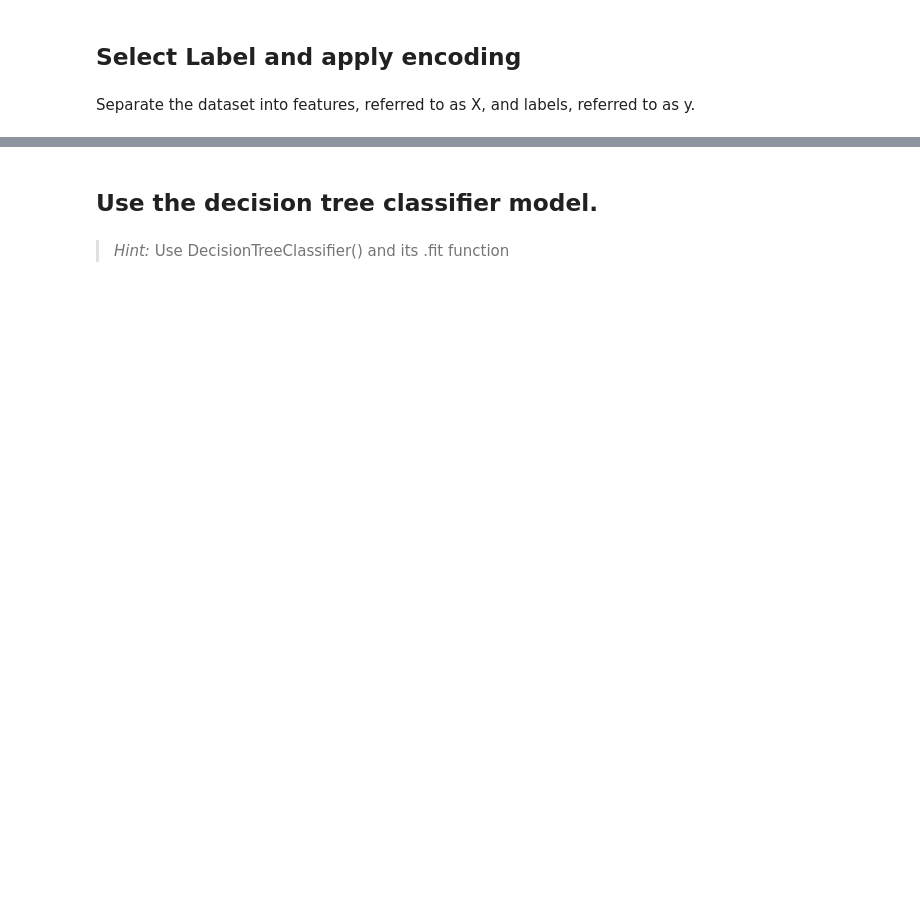
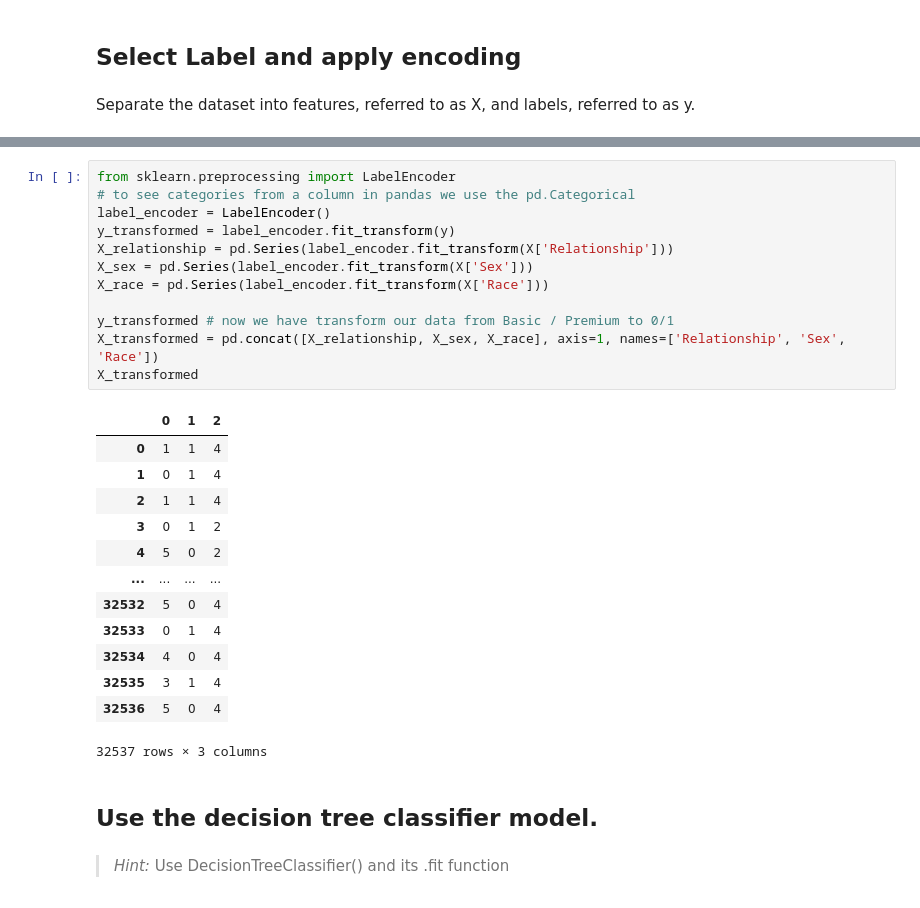
Before and after one commit to danilo-quattrini/users-data-analysis, a Jupyter notebook: Lab4_DSDBT.ipynb, the cells around one changed output, grey strips where cells are left out. Drawn from its saved outputs; the diff is of its cells as text; blank space fills up the shorter version.

```diff
--- a/Lab4_DSDBT.ipynb
+++ b/Lab4_DSDBT.ipynb
@@ -317,3 +339,29 @@ for col in columns_to_encode:
+# %%
+from sklearn.preprocessing import LabelEncoder
+# to see categories from a column in pandas we use the pd.Categorical
+label_encoder = LabelEncoder()
+y_transformed = label_encoder.fit_transform(y)
+X_relationship = pd.Series(label_encoder.fit_transform(X['Relationship']))
+X_sex = pd.Series(label_encoder.fit_transform(X['Sex']))
+X_race = pd.Series(label_encoder.fit_transform(X['Race']))
+
+y_transformed # now we have transform our data from Basic / Premium to 0/1
+X_transformed = pd.concat([X_relationship, X_sex, X_race], axis=1, names=['Relationship', 'Sex', 'Race'])
+X_transformed
+# %% [output]
+|  | 0 | 1 | 2 |
+| 0 | 1 | 1 | 4 |
+| 1 | 0 | 1 | 4 |
+| 2 | 1 | 1 | 4 |
+| 3 | 0 | 1 | 2 |
+| 4 | 5 | 0 | 2 |
+| ... | ... | ... | ... |
+| 32532 | 5 | 0 | 4 |
+| 32533 | 0 | 1 | 4 |
+| 32534 | 4 | 0 | 4 |
+| 32535 | 3 | 1 | 4 |
+| 32536 | 5 | 0 | 4 |
+32537 rows × 3 columns
 # %% [markdown]
 ##  Use the decision tree classifier model.
 # %% [markdown]
```
Also changed, not shown: parts of 14 cells of this notebook.
